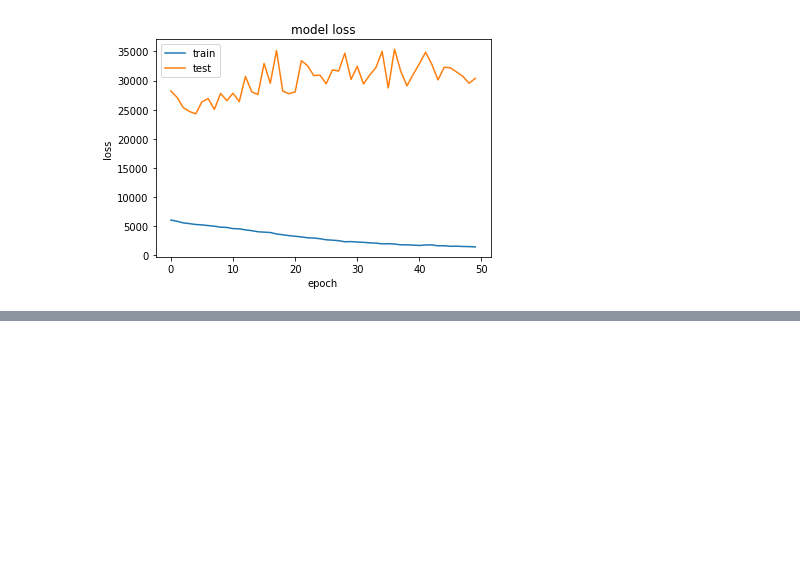
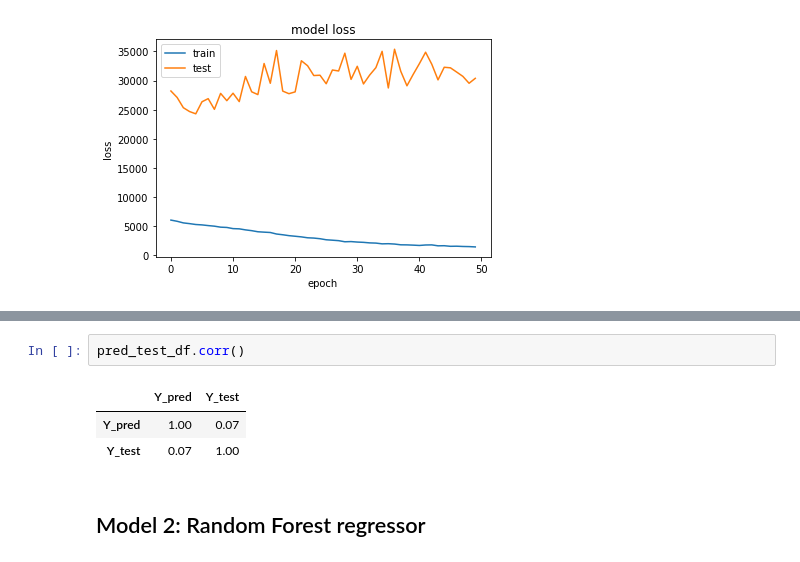
Before and after one commit to gauravmunjal13/Transport_ETA, a Jupyter notebook: ModelingUsingKeras.ipynb, the cells around one changed output, grey strips where cells are left out. Cells and saved outputs as stored; diff of their text form; blank space fills up the shorter version.

```diff
--- a/ModelingUsingKeras.ipynb
+++ b/ModelingUsingKeras.ipynb
@@ -223,0 +276,8 @@ Index(['0', '1', '2', '3', '4', '5', '6', '7', '8', '9',
+# %%
+pred_test_df.corr()
+# %% [output]
+|  | Y_pred | Y_test |
+| Y_pred | 1.00 | 0.07 |
+| Y_test | 0.07 | 1.00 |
+# %% [markdown]
+## Model 2: Random Forest regressor
```
Also changed, not shown: parts of 18 cells of this notebook, 1 other file.
